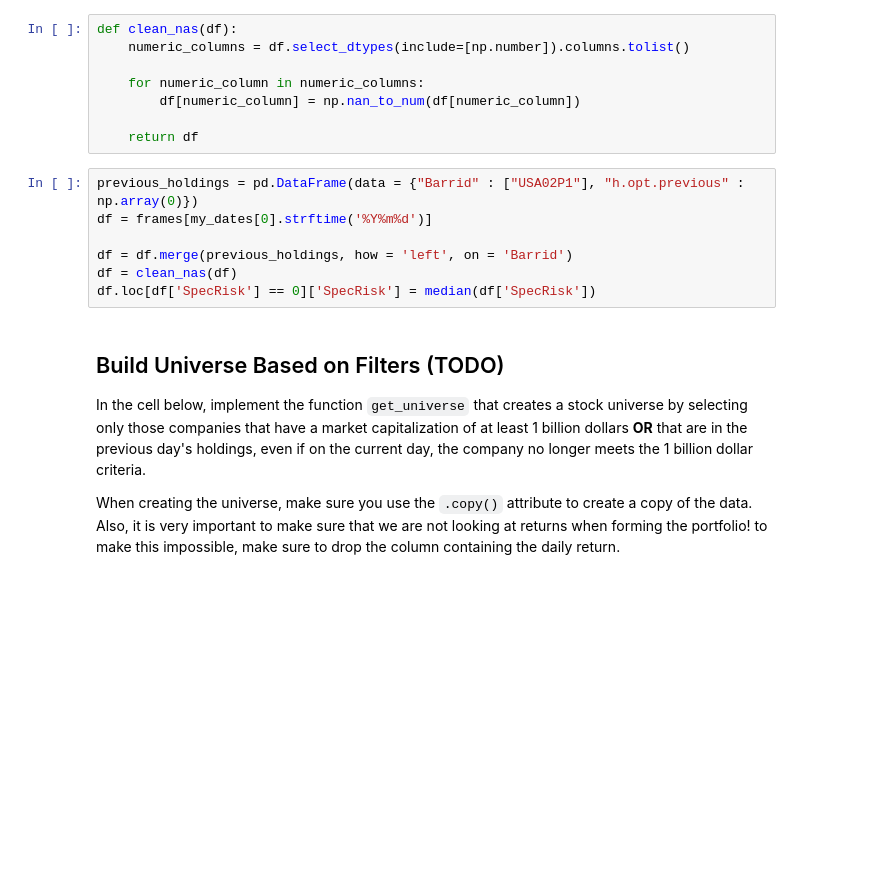
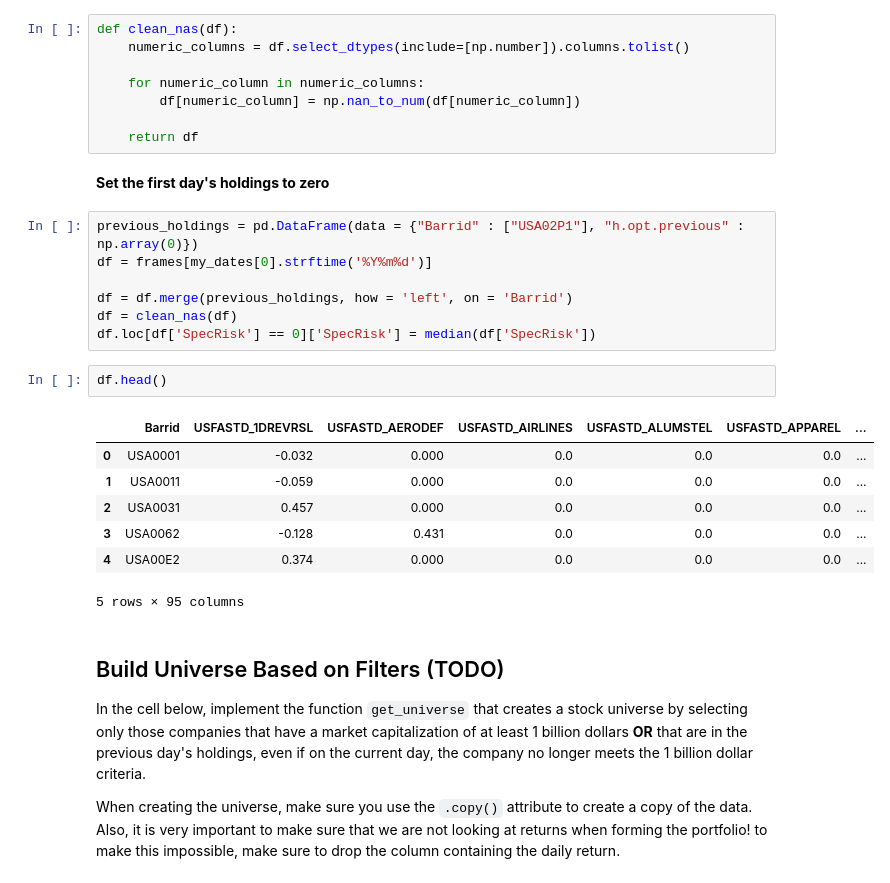
Before and after one commit to ardeshirsaadat/backtester, a Jupyter notebook: project_8_starter.ipynb, the cells around one changed output. Saved outputs shown, nothing was run; the diff lists cells and outputs as text; blank space fills up the shorter version.

Commit message:
Set first day holdings to zero

```diff
--- a/project_8_starter.ipynb
+++ b/project_8_starter.ipynb
@@ -174,6 +183,8 @@ def clean_nas(df):
         df[numeric_column] = np.nan_to_num(df[numeric_column])
 
     return df
+# %% [markdown]
+**Set the first day's holdings to zero**
 # %%
 previous_holdings = pd.DataFrame(data = {"Barrid" : ["USA02P1"], "h.opt.previous" : np.array(0)})
 df = frames[my_dates[0].strftime('%Y%m%d')]
@@ -181,6 +192,16 @@ df = frames[my_dates[0].strftime('%Y%m%d')]
 df = df.merge(previous_holdings, how = 'left', on = 'Barrid')
 df = clean_nas(df)
 df.loc[df['SpecRisk'] == 0]['SpecRisk'] = median(df['SpecRisk'])
+# %%
+df.head()
+# %% [output]
+|  | Barrid | USFASTD_1DREVRSL | USFASTD_AERODEF | USFASTD_AIRLINES | USFASTD_ALUMSTEL | USFASTD_APPAREL | ... |
+| 0 | USA0001 | -0.032 | 0.000 | 0.0 | 0.0 | 0.0 | ... |
+| 1 | USA0011 | -0.059 | 0.000 | 0.0 | 0.0 | 0.0 | ... |
+| 2 | USA0031 | 0.457 | 0.000 | 0.0 | 0.0 | 0.0 | ... |
+| 3 | USA0062 | -0.128 | 0.431 | 0.0 | 0.0 | 0.0 | ... |
+| 4 | USA00E2 | 0.374 | 0.000 | 0.0 | 0.0 | 0.0 | ... |
+5 rows × 95 columns
 # %% [markdown]
 ## Build Universe Based on Filters (TODO)
 
```
Also changed, not shown: parts of 1 cell of this notebook.
